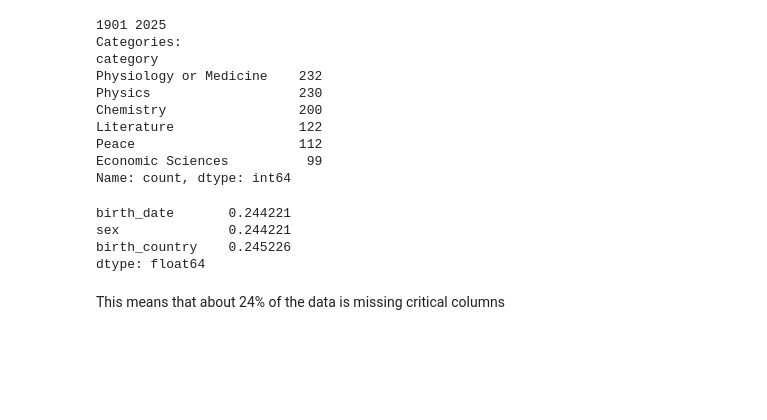
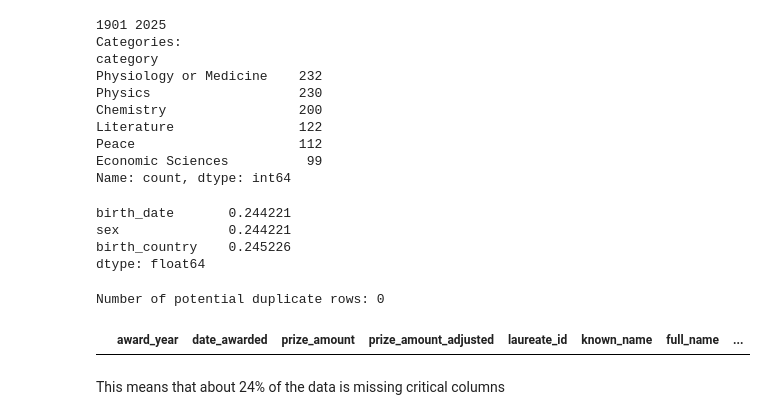
Before and after one commit to KarlGm4n/nobel-dataset, a Jupyter notebook: 01_nobel.ipynb, the cells around one changed output. Drawn from its saved outputs; the diff is of its cells as text; code cells hidden in the pictures; blank space fills up the shorter version.

```diff
--- a/01_nobel.ipynb
+++ b/01_nobel.ipynb
@@ -82,6 +82,16 @@ birth_date       0.244221
 sex              0.244221
 birth_country    0.245226
 dtype: float64
+# %%
+# Check for potential duplicate laureate records
+dup_mask = nobel.duplicated(subset=["laureate_id", "award_year", "category"], keep=False)
+duplicates = nobel[dup_mask].sort_values(["laureate_id", "award_year", "category"])
+
+print(f"Number of potential duplicate rows: {duplicates.shape[0]}")
+duplicates.head(10)
+# %% [output]
+Number of potential duplicate rows: 0
+|  | award_year | date_awarded | prize_amount | prize_amount_adjusted | laureate_id | known_name | full_name | ... |
 # %% [markdown]
 This means that about 24% of the data is missing critical columns
 # %%
```
Also changed, not shown: parts of 4 cells of this notebook.
